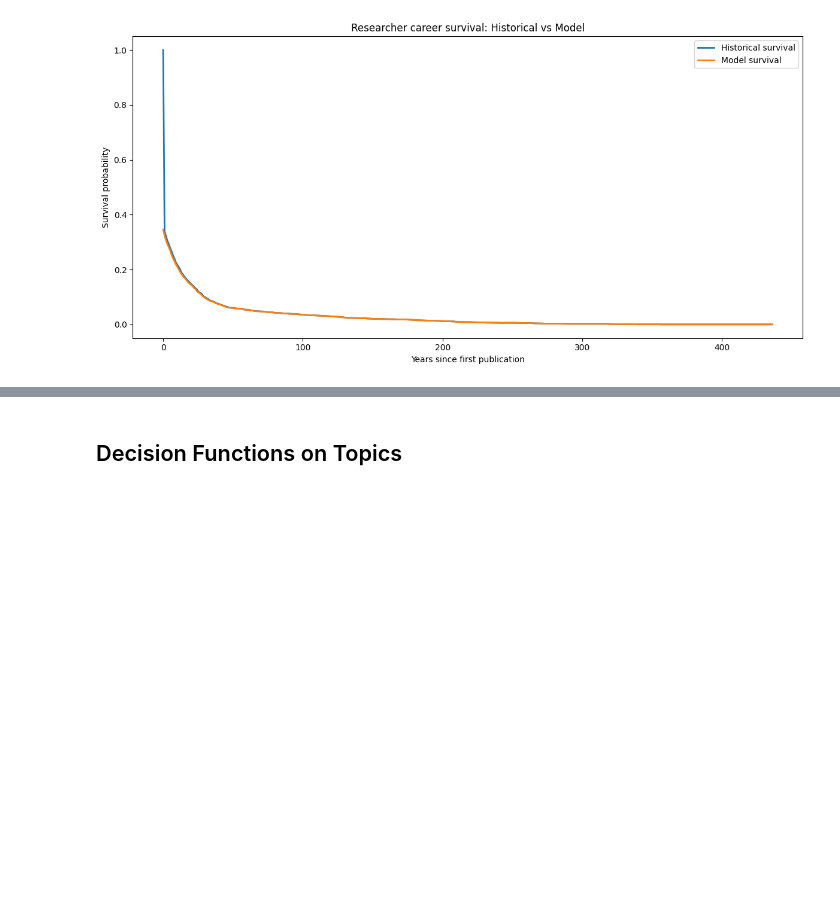
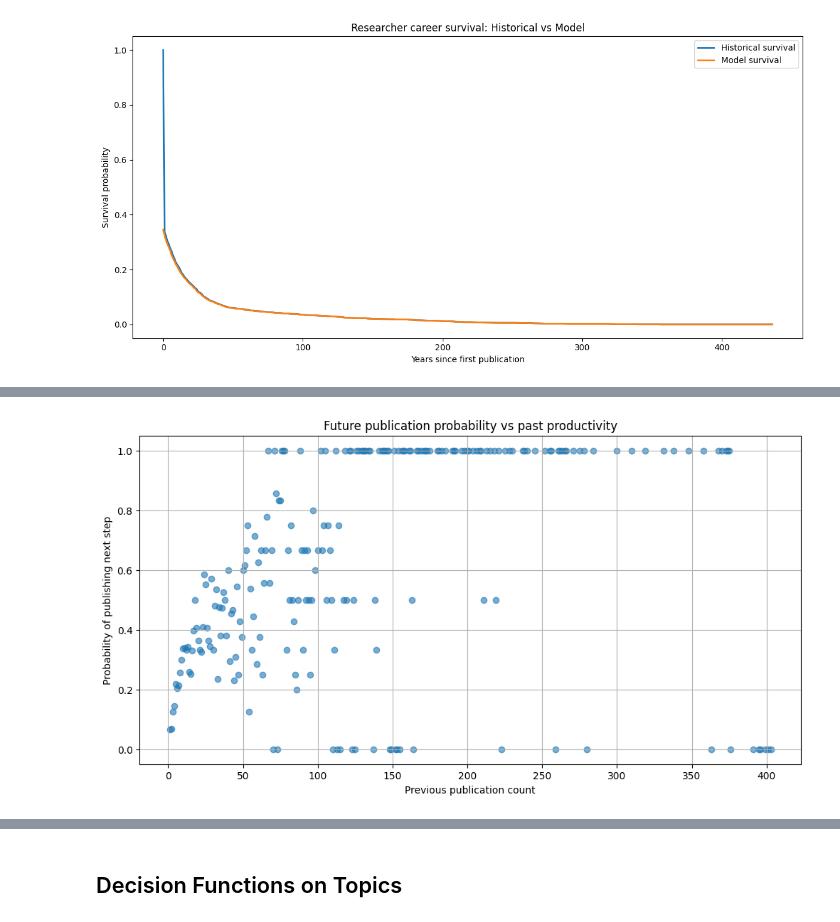
Before and after one commit to wojcho/CHExNet-CAC-ALMA-ABM, a Jupyter notebook: abm.ipynb, the cells around one changed output, grey strips where cells are left out. Cells and saved outputs as stored; diff of their text form; code cells hidden in the pictures; blank space fills up the shorter version.

```diff
--- a/abm.ipynb
+++ b/abm.ipynb
@@ -1438,0 +1930,96 @@ plt.show()
+# %%
+states = to_timed_states(
+    publications_df,
+    pd.Timedelta(days=365),
+)
+
+snapshots = sorted(states.items())
+
+rows = []
+
+for i in range(len(snapshots) - 1):
+
+    _, (researchers_now, pubs_now) = snapshots[i]
+    _, (_, pubs_next) = snapshots[i + 1]
+
+    current_pub_ids = set(
+        pubs_now["publication_id"]
+    )
+
+    next_pub_ids = set(
+        pubs_next["publication_id"]
+    )
+
+    new_pub_ids = next_pub_ids - current_pub_ids
+
+    new_pubs = pubs_next[
+        pubs_next["publication_id"].isin(
+            new_pub_ids
+        )
+    ]
+
+    selected_next = set()
+
+    for ids in new_pubs["researcher_ids"]:
+
+        if ids is None:
+            continue
+
+        selected_next.update(ids)
+
+    for _, researcher in researchers_now.iterrows():
+
+        researcher_id = researcher[
+            "researcher_id"
+        ]
+
+        n_previous_publications = len(
+            researcher["publication_ids"]
+        )
+
+        rows.append(
+            {
+                "publication_count":
+                    n_previous_publications,
+                "selected_next":
+                    int(
+                        researcher_id
+                        in selected_next
+                    ),
+            }
+        )
+
+df = pd.DataFrame(rows)
+
+curve = (
+    df.groupby("publication_count")
+        ["selected_next"]
+        .mean()
+        .reset_index()
+)
+
+plt.figure(figsize=(12, 6))
+
+plt.scatter(
+    curve["publication_count"],
+    curve["selected_next"],
+    alpha=0.6,
+)
+
+plt.xlabel(
+    "Previous publication count"
+)
+
+plt.ylabel(
+    "Probability of publishing next step"
+)
+
+plt.title(
+    "Future publication probability vs past productivity"
+)
+
+plt.grid(True)
+
+plt.show()
+# %% [output]
+[figure, added]
```
Also changed, not shown: parts of 32 cells of this notebook, 1 other file.
